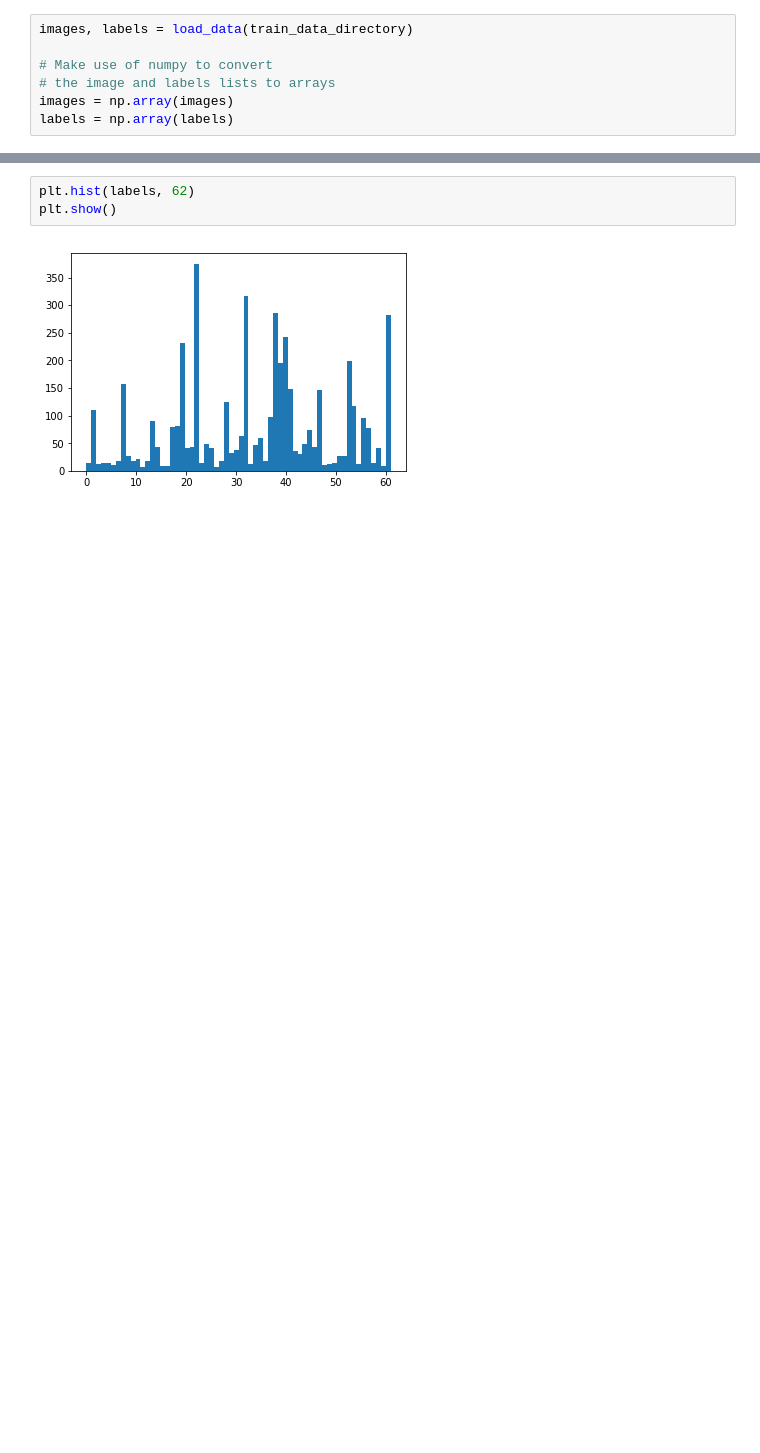
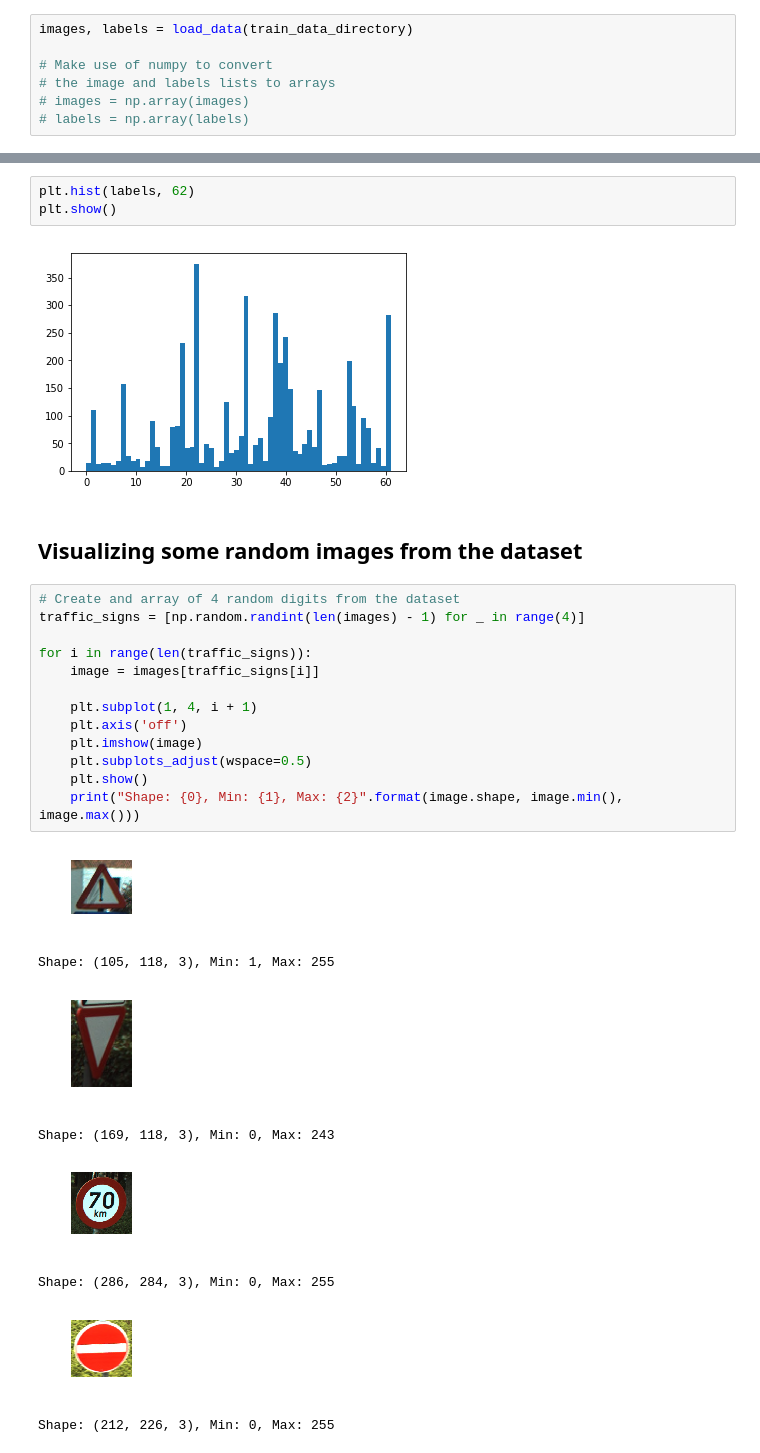
Before and after one commit to TeyimPila/traffic-sign-recognition, a Jupyter notebook: Traffic sign classification using Belgian Traffic Sign data.ipynb, the cells around one changed output, grey strips where cells are left out. Saved outputs shown, nothing was run; the diff lists cells and outputs as text; blank space fills up the shorter version.

Commit message:
write code for data visualization

```diff
--- a/Traffic sign classification using Belgian Traffic Sign data.ipynb
+++ b/Traffic sign classification using Belgian Traffic Sign data.ipynb
@@ -33,8 +33,8 @@ images, labels = load_data(train_data_directory)
 
 # Make use of numpy to convert
 # the image and labels lists to arrays
-images = np.array(images)
-labels = np.array(labels)
+# images = np.array(images)
+# labels = np.array(labels)
 # %%
 # print(images.ndim, labels.ndim)
 # print(images.size, labels.size)
@@ -44,3 +46,27 @@ plt.hist(labels, 62)
 plt.show()
 # %% [output]
 [figure]
+# %% [markdown]
+## Visualizing some random images from the dataset
+# %%
+# Create and array of 4 random digits from the dataset
+traffic_signs = [np.random.randint(len(images) - 1) for _ in range(4)]
+
+for i in range(len(traffic_signs)):
+    image = images[traffic_signs[i]]
+
+    plt.subplot(1, 4, i + 1)
+    plt.axis('off')
+    plt.imshow(image)
+    plt.subplots_adjust(wspace=0.5)
+    plt.show()
+    print("Shape: {0}, Min: {1}, Max: {2}".format(image.shape, image.min(), image.max()))
+# %% [output]
+[figure, added]
+Shape: (105, 118, 3), Min: 1, Max: 255
+[figure, added]
+Shape: (169, 118, 3), Min: 0, Max: 243
+[figure, added]
+Shape: (286, 284, 3), Min: 0, Max: 255
+[figure, added]
+Shape: (212, 226, 3), Min: 0, Max: 255
```
Also changed, not shown: parts of 3 cells of this notebook.
